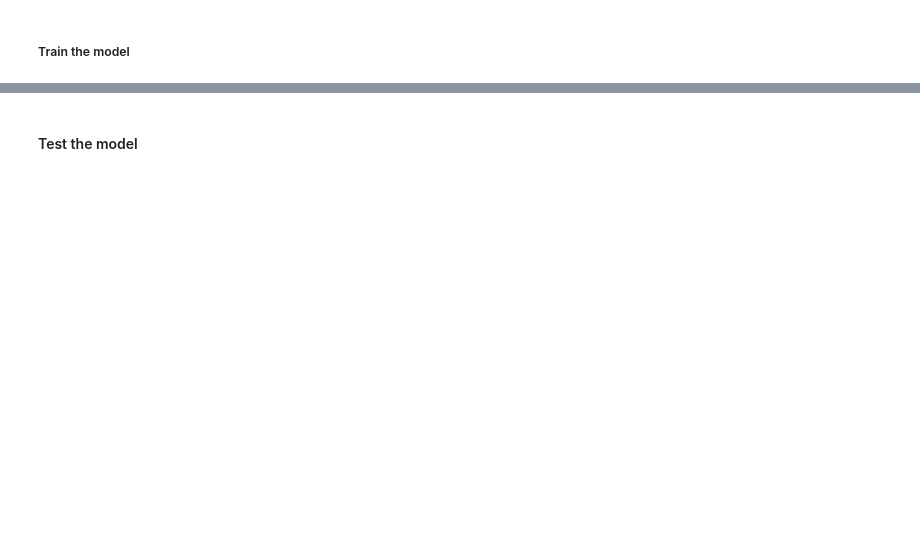
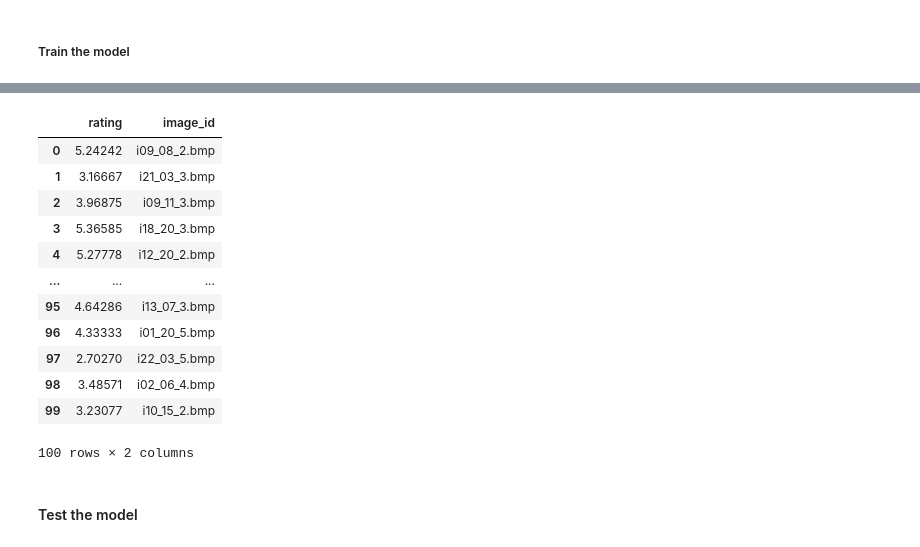
Before and after one commit to maindolaamit/nima, a Jupyter notebook: notebooks/tid_train_model.ipynb, the cells around one changed output, grey strips where cells are left out. Drawn from its saved outputs; the diff is of its cells as text; code cells hidden in the pictures; blank space fills up the shorter version.

```diff
--- a/notebooks/tid_train_model.ipynb
+++ b/notebooks/tid_train_model.ipynb
@@ -163,3 +162,20 @@ Training Time (HH:MM:SS) : 00:08:35
+# %%
+# df_test['image_id'] = df_test['image_id'] + '.bmp'
+df_test
+# %% [output]
+|  | rating | image_id |
+| 0 | 5.24242 | i09_08_2.bmp |
+| 1 | 3.16667 | i21_03_3.bmp |
+| 2 | 3.96875 | i09_11_3.bmp |
+| 3 | 5.36585 | i18_20_3.bmp |
+| 4 | 5.27778 | i12_20_2.bmp |
+| ... | ... | ... |
+| 95 | 4.64286 | i13_07_3.bmp |
+| 96 | 4.33333 | i01_20_5.bmp |
+| 97 | 2.70270 | i22_03_5.bmp |
+| 98 | 3.48571 | i02_06_4.bmp |
+| 99 | 3.23077 | i10_15_2.bmp |
+100 rows × 2 columns
 # %% [markdown]
 #### Test the model
 # %%
```
Also changed, not shown: parts of 10 cells of this notebook, 17 other files.
